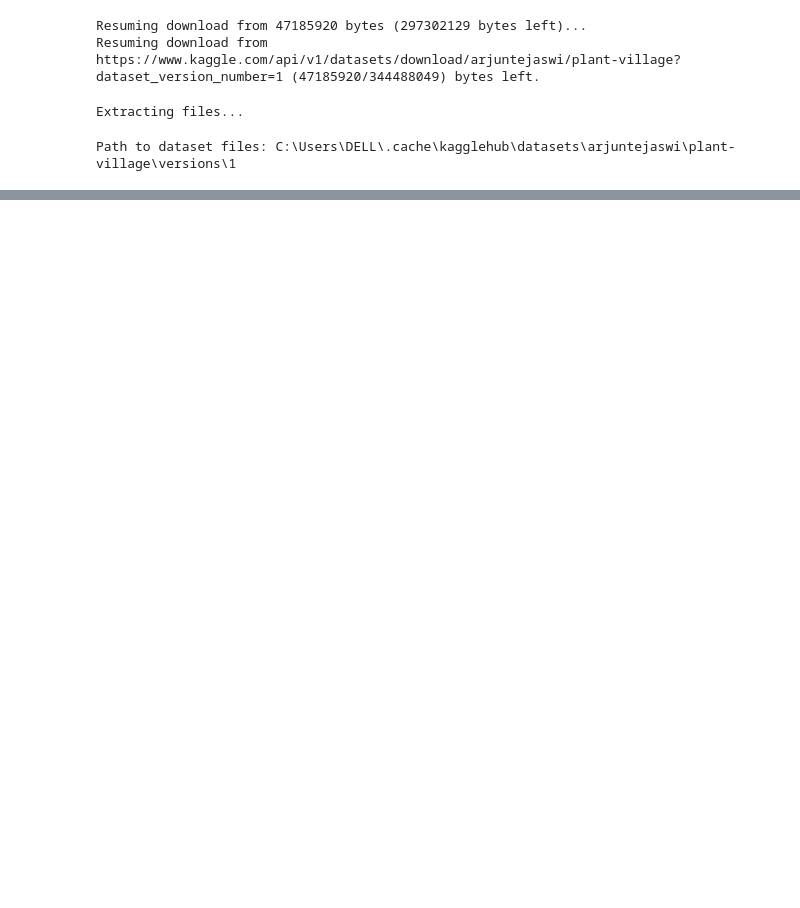
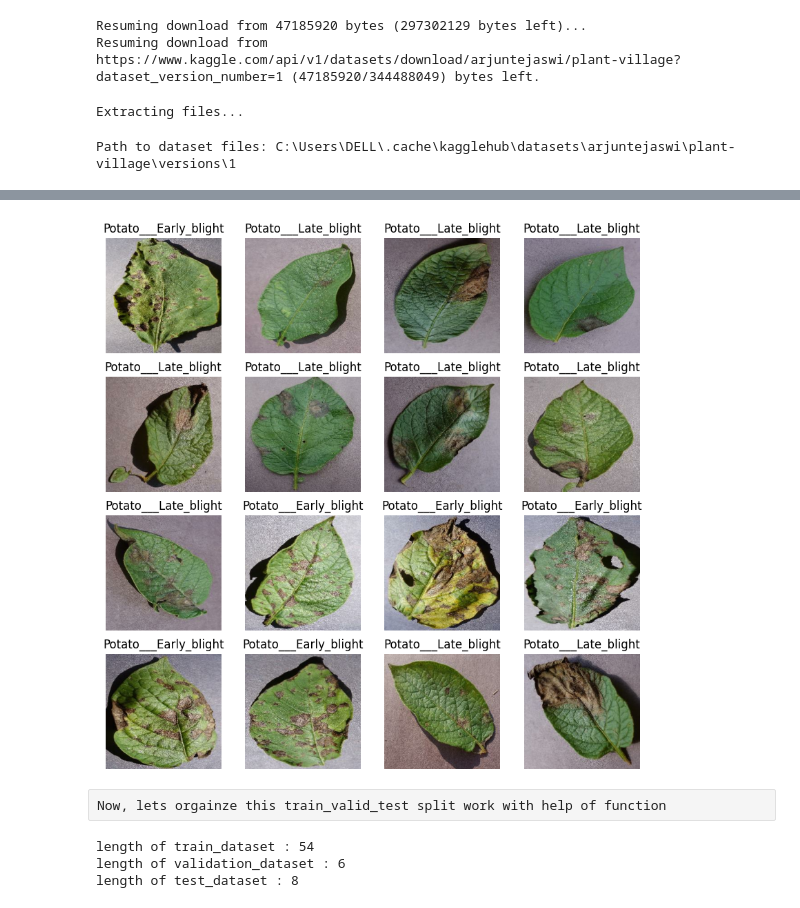
Before and after one commit to DEEPAKMITTAL7/Potato-Disease-Classification-CNN-1, a Jupyter notebook: training/training.ipynb, the cells around one changed output, grey strips where cells are left out. Saved outputs shown, nothing was run; the diff lists cells and outputs as text; code cells hidden in the pictures; blank space fills up the shorter version.

```diff
--- a/training/training.ipynb
+++ b/training/training.ipynb
@@ -44,0 +154,12 @@ Path to dataset files: C:\Users\DELL\.cache\kagglehub\datasets\arjuntejaswi\plan
+# %%
+plt.figure(figsize=(10,10))
+for image_batch, label_batch in dataset.take(7):
+    for i in range(16):
+        ax = plt.subplot(4,4,i+1)
+        plt.imshow(image_batch[i].numpy().astype("uint8"))
+        plt.title(class_names[label_batch[i]])
+        plt.axis('off')
+# %% [output]
+[figure, added]
+# %% [raw]
+Now, lets orgainze this train_valid_test split work with help of function
@@ -44,0 +181,9 @@ Path to dataset files: C:\Users\DELL\.cache\kagglehub\datasets\arjuntejaswi\plan
+# %%
+train_dataset,validation_dataset,test_dataset = get_train_valid_test_split_datasets(dataset)
+print(f"length of train_dataset : {len(train_dataset)}")
+print(f"length of validation_dataset : {len(validation_dataset)}")
+print(f"length of test_dataset : {len(test_dataset)}")
+# %% [output]
+length of train_dataset : 54
+length of validation_dataset : 6
+length of test_dataset : 8
```
Also changed, not shown: parts of 21 cells of this notebook, 1 other file.
